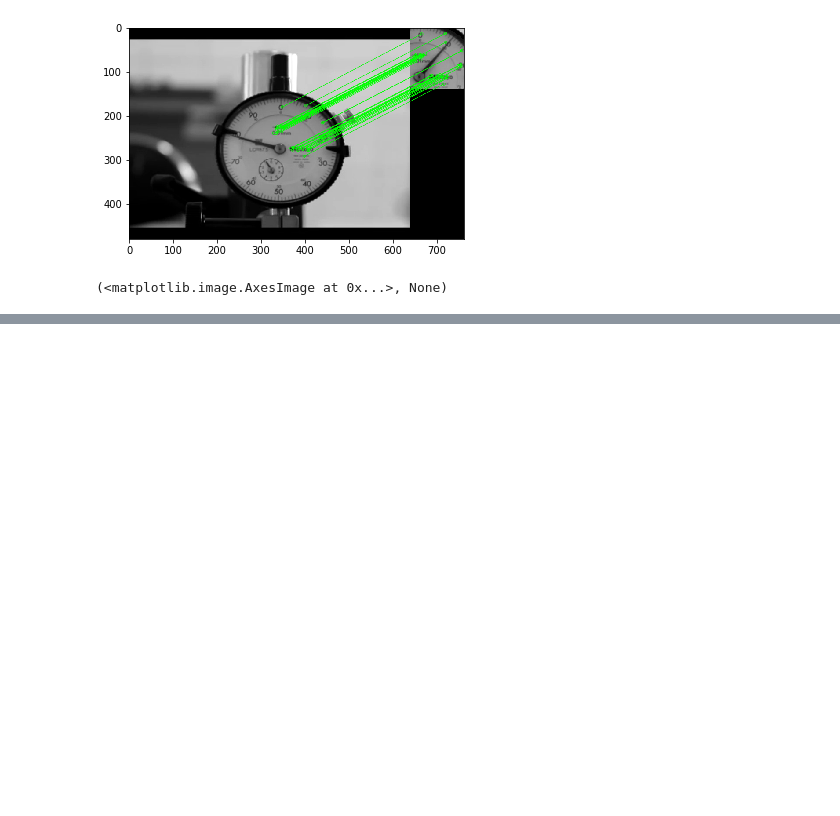
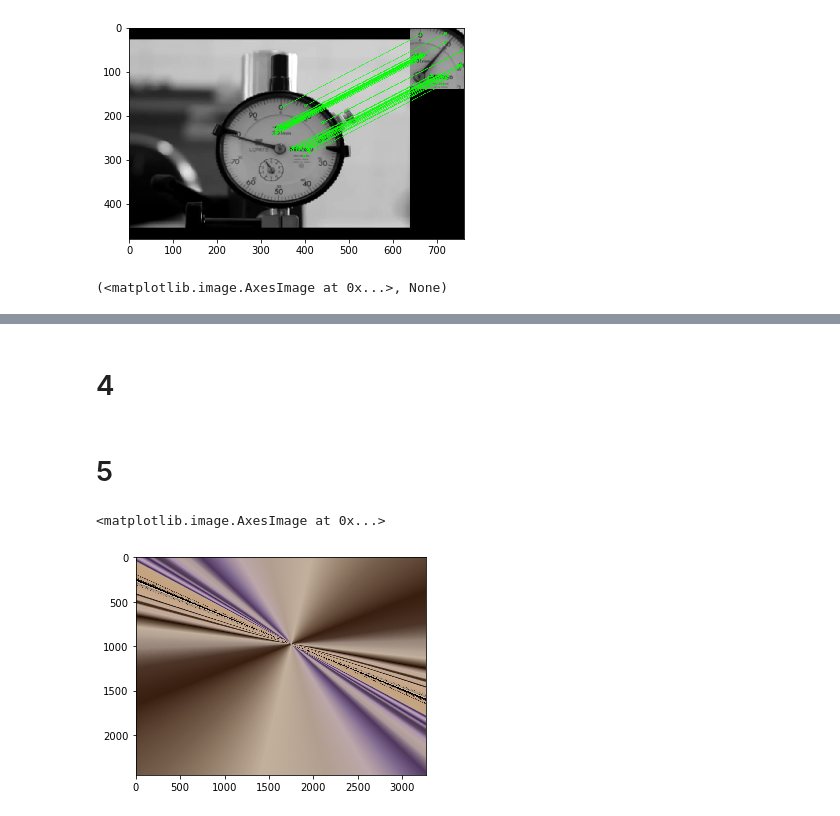
Before and after one commit to RajatChaudhari/AnalogReader, a Jupyter notebook: Homography.ipynb, the cells around one changed output, grey strips where cells are left out. Cells and saved outputs as stored; diff of their text form; code cells hidden in the pictures; blank space fills up the shorter version.

```diff
--- a/Homography.ipynb
+++ b/Homography.ipynb
@@ -71,0 +185,2 @@ plt.imshow(img3, 'gray'),plt.show()
+# %% [markdown]
+# 4
@@ -71,0 +274,2 @@ plt.imshow(img3, 'gray'),plt.show()
+# %% [markdown]
+# 5
@@ -71,0 +280,50 @@ plt.imshow(img3, 'gray'),plt.show()
+# %%
+MAX_FEATURES = 500
+GOOD_MATCH_PERCENT = 0.15
+
+#img1=cv2.imread("../Gauge/frames/Video1/frame1.jpg")
+img1=cv2.imread("../Gauge/data/bias_noOffset.jpg")
+img2=cv2.imread("../Gauge/data/straight_noOffset.jpg")
+  # Convert images to grayscale
+grey1 = cv2.cvtColor(img1, cv2.COLOR_BGR2GRAY)
+grey2 = cv2.cvtColor(img2, cv2.COLOR_BGR2GRAY)
+
+# Detect ORB features and compute descriptors.
+orb = cv2.ORB_create(MAX_FEATURES)
+impts1, d1 = orb.detectAndCompute(grey1, None)
+impts2, d2 = orb.detectAndCompute(grey2, None)
+
+# Match features.
+featurematcheObj = cv2.DescriptorMatcher_create(cv2.DESCRIPTOR_MATCHER_BRUTEFORCE_HAMMING)
+matchedfeatures = featurematcheObj.match(d1, d2, None)
+
+# Sort matches by score
+matchedfeatures.sort(key=lambda x: x.distance, reverse=False)
+
+# Remove not so good matches
+GoodMatches = int(len(matchedfeatures) * GOOD_MATCH_PERCENT)
+matchedfeatures = matchedfeatures[:GoodMatches]
+
+# Draw top matches
+imgMatches = cv2.drawMatches(img1, impts1, img2, impts2, matchedfeatures, None)
+#cv2.imwrite("matchedfeature.jpg", imgMatches)
+
+# Extract location of good matches
+points1 = np.zeros((len(matchedfeatures), 2), dtype=np.float32)
+points2 = np.zeros((len(matchedfeatures), 2), dtype=np.float32)
+
+for i, feature in enumerate(matchedfeatures):
+  points1[i, :] = impts1[feature.queryIdx].pt
+  points2[i, :] = impts2[feature.trainIdx].pt
+
+# Find homography
+h, mask = cv2.findHomography(points1, points2, cv2.RANSAC)
+
+# Use homography
+height, width, channels = img2.shape
+transformed = cv2.warpPerspective(img1, h, (width, height))
+
+plt.imshow(transformed)
+# %% [output]
+<matplotlib.image.AxesImage at 0x...>
+[figure, added]
```
Also changed, not shown: parts of 20 cells of this notebook, 16 other files.
